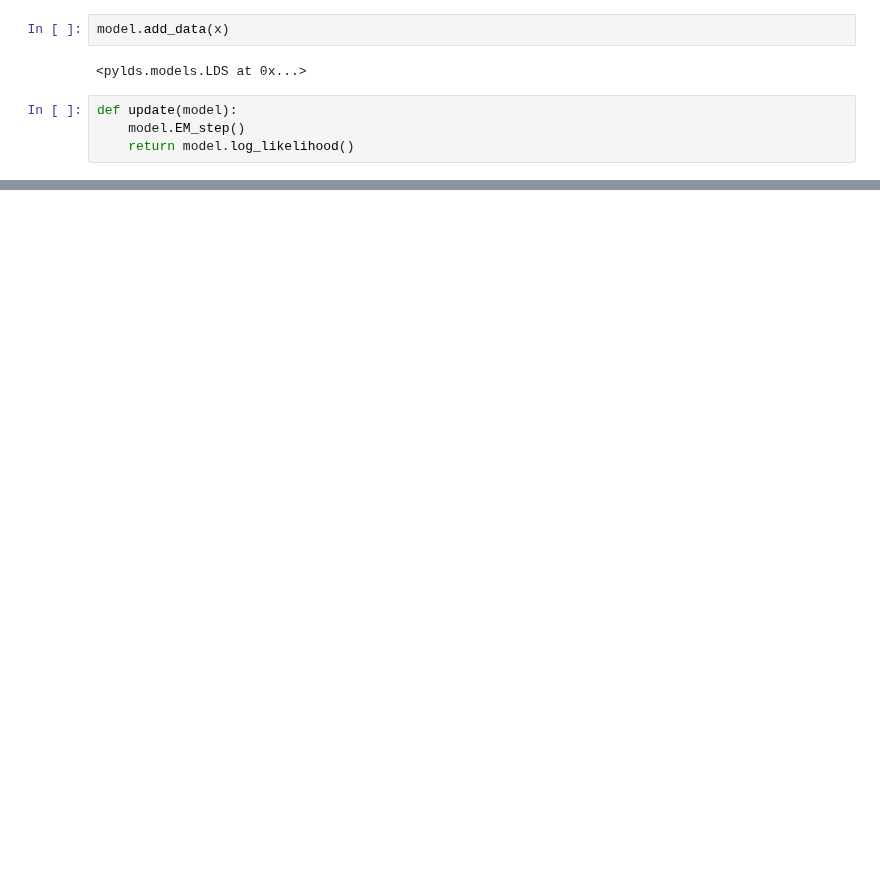
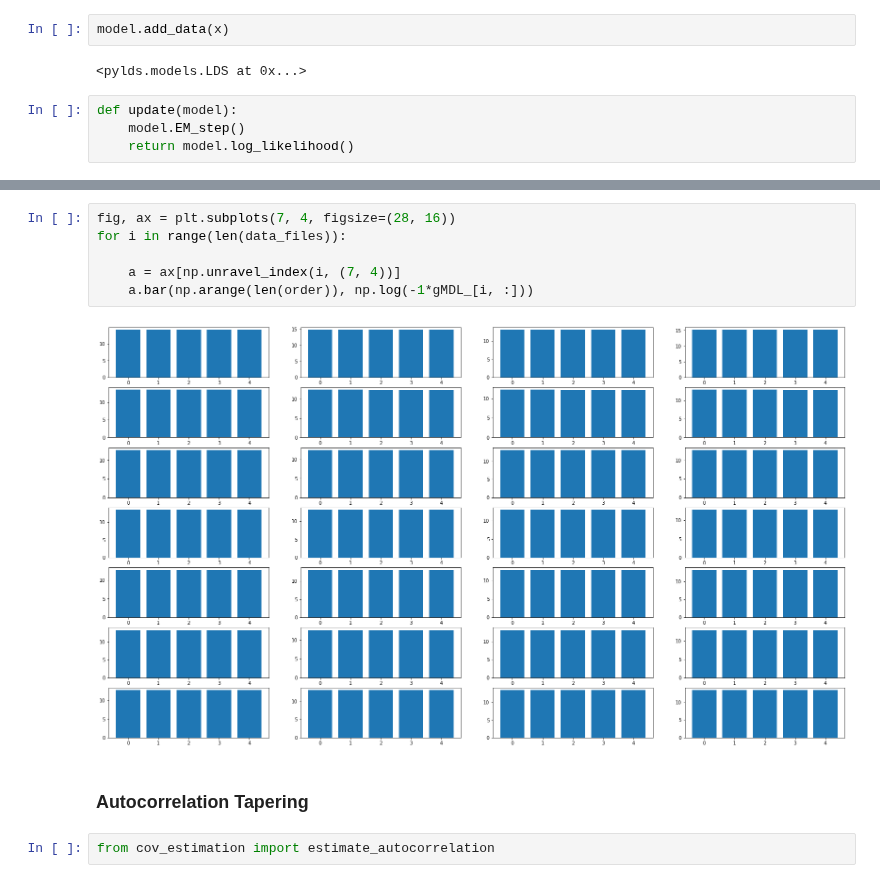
Before and after one commit to BouchardLab/FCCA_analysis, a Jupyter notebook: notebooks/data_exploration/state_space_inference.ipynb, the cells around one changed output, grey strips where cells are left out. Cells and saved outputs as stored; diff of their text form; blank space fills up the shorter version.

```diff
--- a/notebooks/data_exploration/state_space_inference.ipynb
+++ b/notebooks/data_exploration/state_space_inference.ipynb
@@ -69,0 +229,12 @@ kf = pykalman.KalmanFilter(n_dim_state=size, n_dim_obs=size
+# %%
+fig, ax = plt.subplots(7, 4, figsize=(28, 16))
+for i in range(len(data_files)):
+
+    a = ax[np.unravel_index(i, (7, 4))]
+    a.bar(np.arange(len(order)), np.log(-1*gMDL_[i, :]))
+# %% [output]
+[figure, added]
+# %% [markdown]
+### Autocorrelation Tapering
+# %%
+from cov_estimation import estimate_autocorrelation
```
Also changed, not shown: parts of 47 cells of this notebook, 2 other files.
